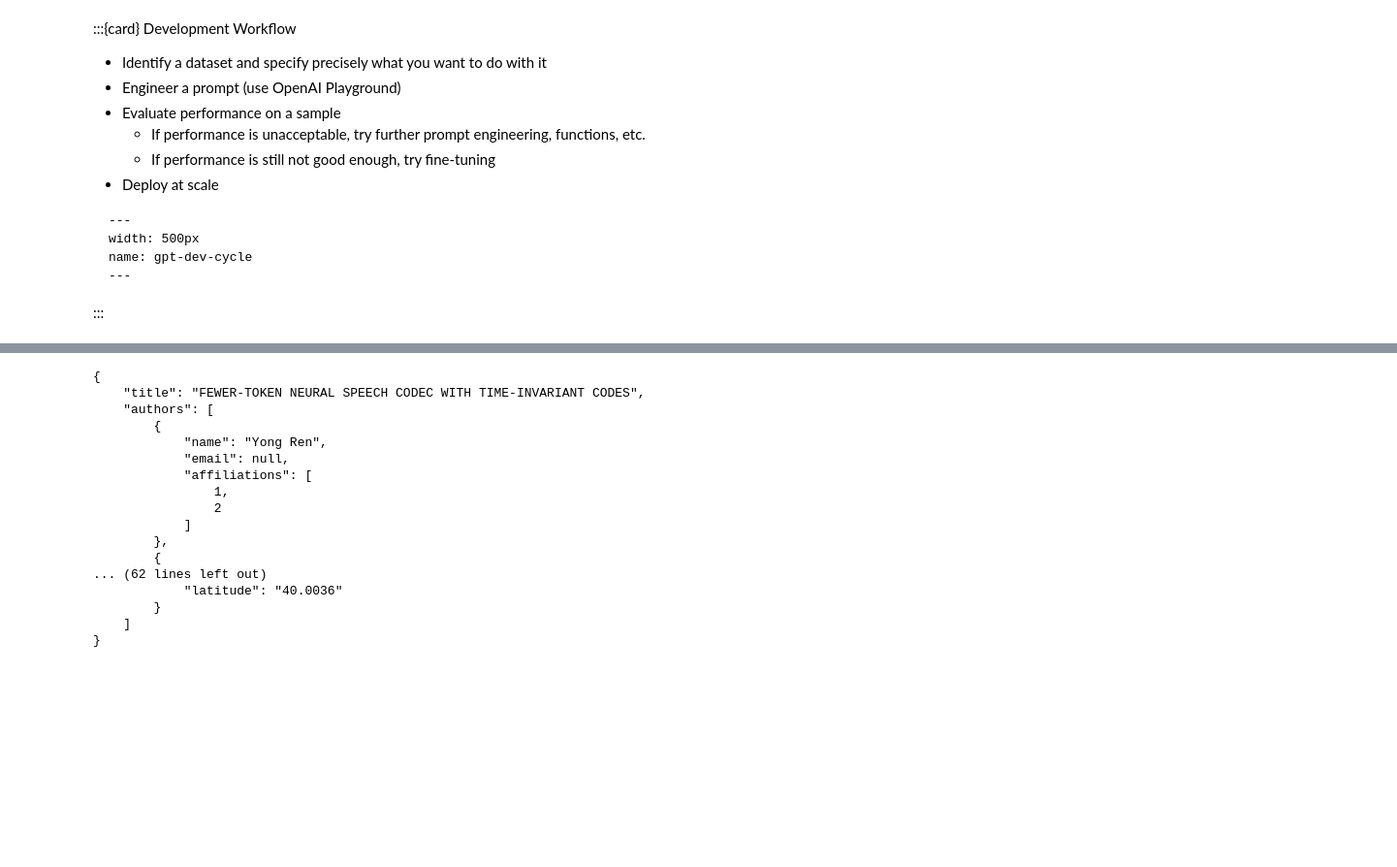
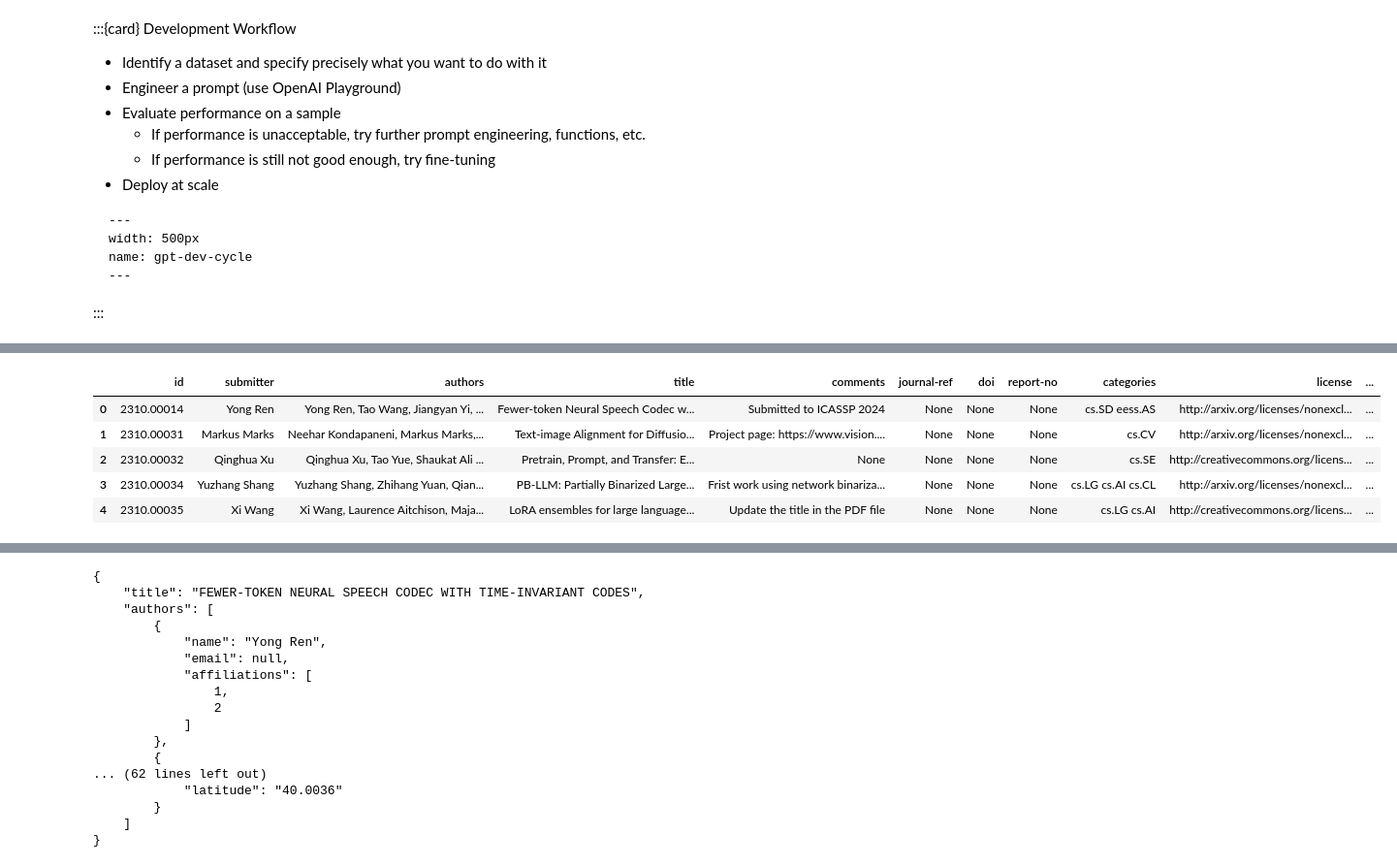
Before and after one commit to rs-kellogg/krs-llm-cookbook, a Jupyter notebook: docs/_build/jupyter_execute/analyze-text.ipynb, the cells around one changed output, grey strips where cells are left out. Shown: that part at 97% size. Cells and saved outputs as stored; diff of their text form; code cells hidden in the pictures; blank space fills up the shorter version.

```diff
--- a/docs/_build/jupyter_execute/analyze-text.ipynb
+++ b/docs/_build/jupyter_execute/analyze-text.ipynb
@@ -30,3 +46,14 @@ PDF files available, as well as [metadata](https://www.kaggle.com/datasets/Corne
+# %%
+import pandas as pd
+df = pd.read_parquet('data/arxiv_metadata.parquet')
+df.head()
+# %% [output]
+|  | id | submitter | authors | title | comments | journal-ref | doi | report-no | categories | license | ... |
+| 0 | 2310.00014 | Yong Ren | Yong Ren, Tao Wang, Jiangyan Yi, ... | Fewer-token Neural Speech Codec w... | Submitted to ICASSP 2024 | None | None | None | cs.SD eess.AS | http://arxiv.org/licenses/nonexcl... | ... |
+| 1 | 2310.00031 | Markus Marks | Neehar Kondapaneni, Markus Marks,... | Text-image Alignment for Diffusio... | Project page: https://www.vision.... | None | None | None | cs.CV | http://arxiv.org/licenses/nonexcl... | ... |
+| 2 | 2310.00032 | Qinghua Xu | Qinghua Xu, Tao Yue, Shaukat Ali ... | Pretrain, Prompt, and Transfer: E... | None | None | None | None | cs.SE | http://creativecommons.org/licens... | ... |
+| 3 | 2310.00034 | Yuzhang Shang | Yuzhang Shang, Zhihang Yuan, Qian... | PB-LLM: Partially Binarized Large... | Frist work using network binariza... | None | None | None | cs.LG cs.AI cs.CL | http://arxiv.org/licenses/nonexcl... | ... |
+| 4 | 2310.00035 | Xi Wang | Xi Wang, Laurence Aitchison, Maja... | LoRA ensembles for large language... | Update the title in the PDF file | None | None | None | cs.LG cs.AI | http://creativecommons.org/licens... | ... |
 # %% [markdown]
 :::{admonition} Specify what information to extract
 :class: tip
```
Also changed, not shown: parts of 11 cells of this notebook, 38 other files.
